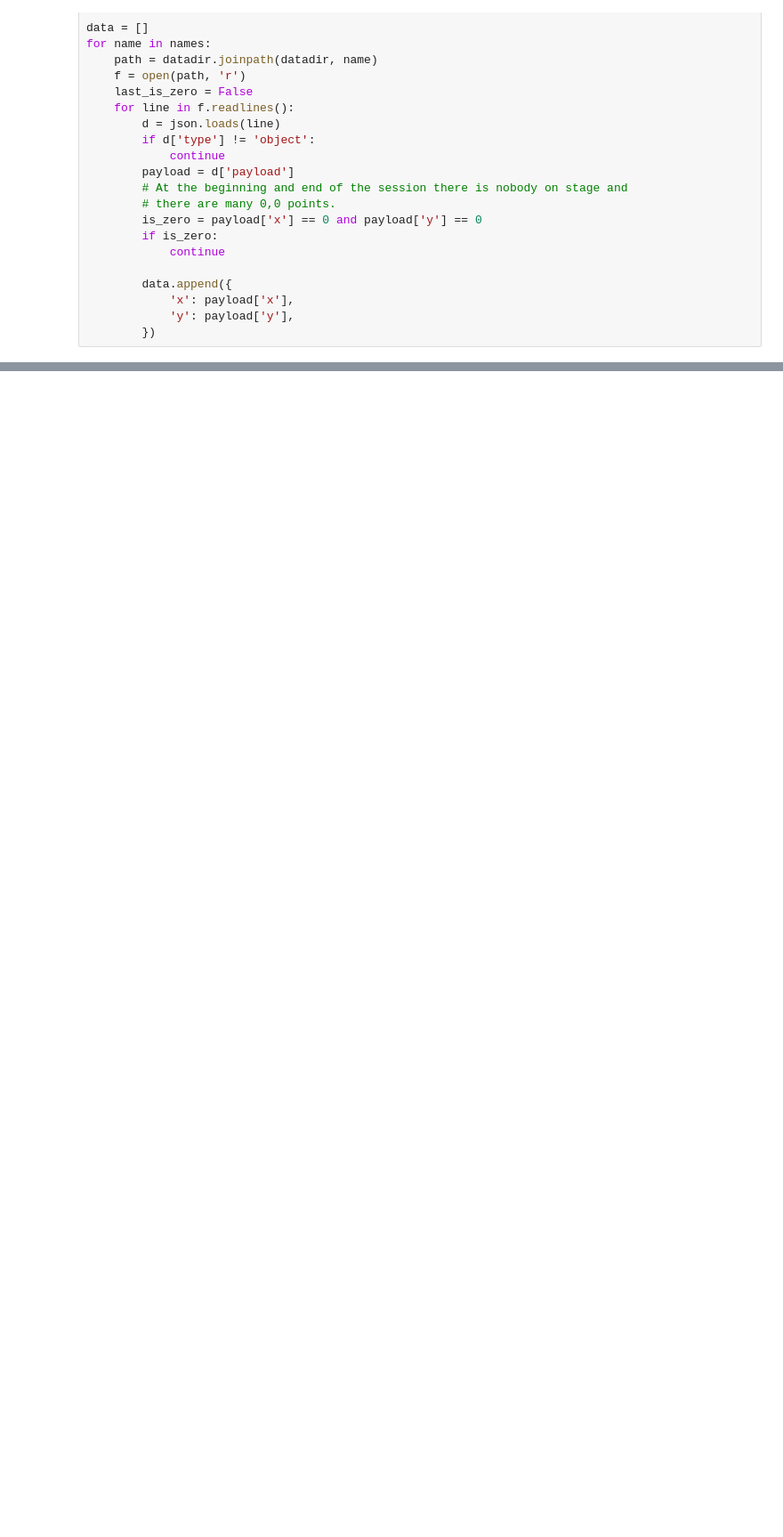
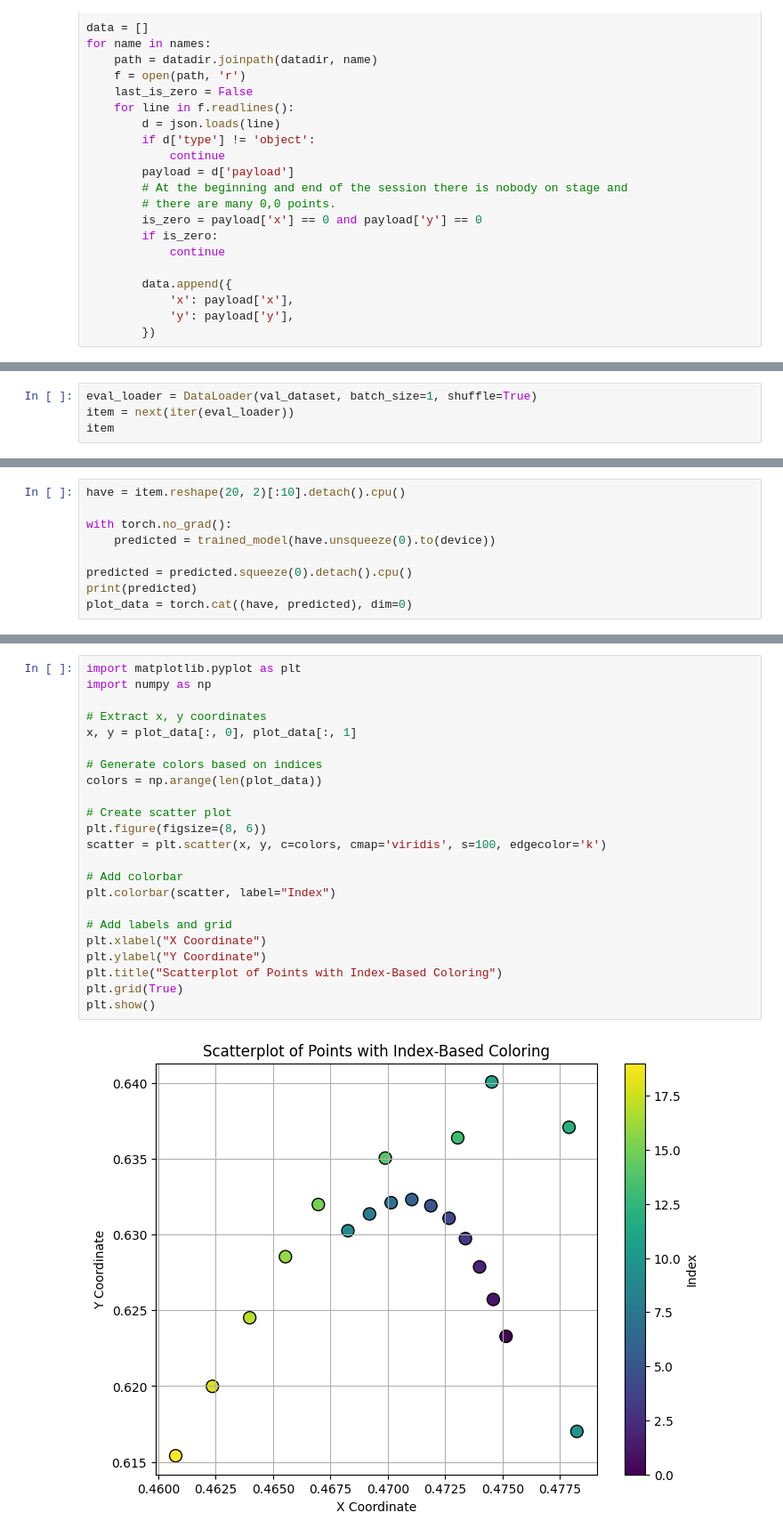
Before and after one commit to discursive-image/afterlife, a Jupyter notebook: notebooks/train.ipynb, the cells around one changed output, grey strips where cells are left out. Shown at 89% size. Drawn from its saved outputs; the diff is of its cells as text; blank space fills up the shorter version.

Commit message:
Update model

```diff
--- a/notebooks/train.ipynb
+++ b/notebooks/train.ipynb
@@ -228,0 +267,4 @@ plot_points_with_time_gradient(generated_points)
+# %%
+eval_loader = DataLoader(val_dataset, batch_size=1, shuffle=True)
+item = next(iter(eval_loader))
+item
@@ -228,0 +289,9 @@ plot_points_with_time_gradient(generated_points)
+# %%
+have = item.reshape(20, 2)[:10].detach().cpu()
+
+with torch.no_grad():
+    predicted = trained_model(have.unsqueeze(0).to(device))
+
+predicted = predicted.squeeze(0).detach().cpu()
+print(predicted)
+plot_data = torch.cat((have, predicted), dim=0)
@@ -228,0 +309,25 @@ plot_points_with_time_gradient(generated_points)
+# %%
+import matplotlib.pyplot as plt
+import numpy as np
+
+# Extract x, y coordinates
+x, y = plot_data[:, 0], plot_data[:, 1]
+
+# Generate colors based on indices
+colors = np.arange(len(plot_data))
+
+# Create scatter plot
+plt.figure(figsize=(8, 6))
+scatter = plt.scatter(x, y, c=colors, cmap='viridis', s=100, edgecolor='k')
+
+# Add colorbar
+plt.colorbar(scatter, label="Index")
+
+# Add labels and grid
+plt.xlabel("X Coordinate")
+plt.ylabel("Y Coordinate")
+plt.title("Scatterplot of Points with Index-Based Coloring")
+plt.grid(True)
+plt.show()
+# %% [output]
+[figure, added]
```
Also changed, not shown: parts of 15 cells of this notebook, 4 other files.
